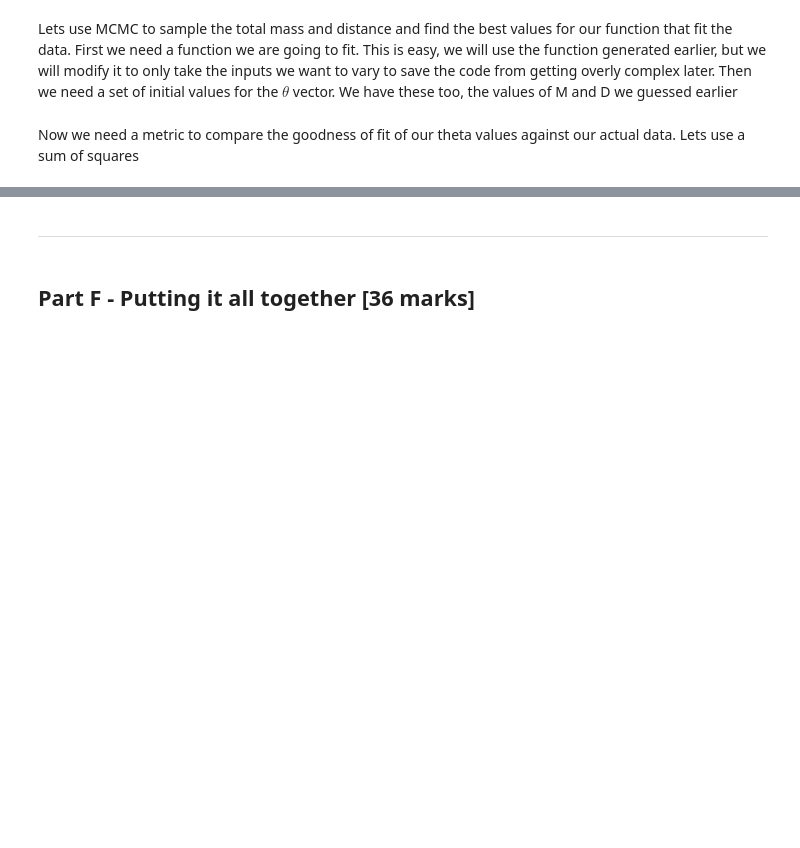
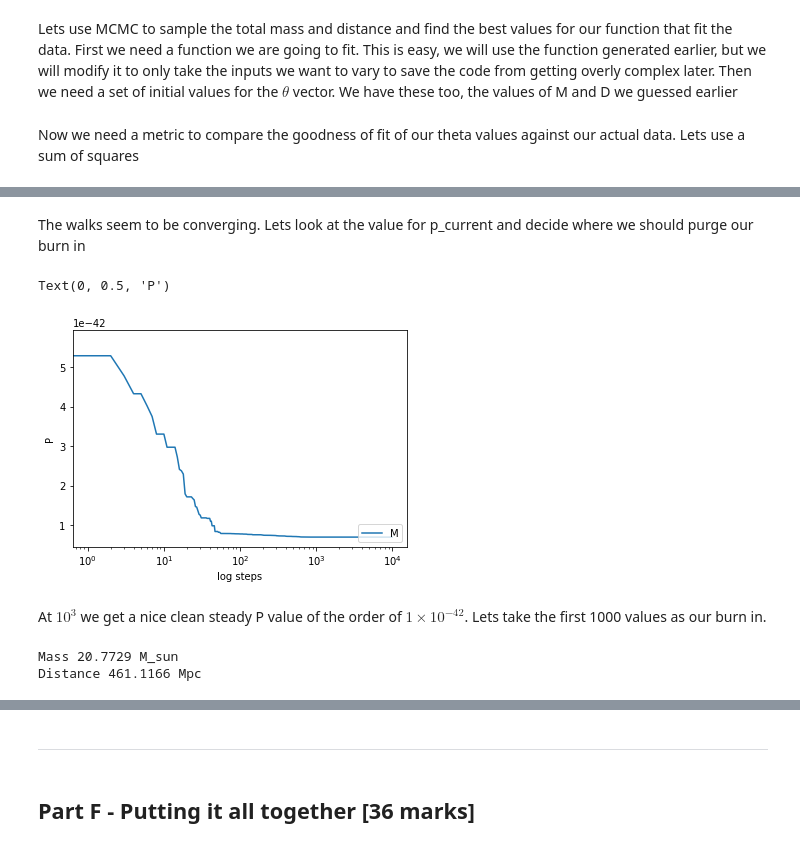
Before and after one commit to Clarke-Jools-36/DataAnalysis22, a Jupyter notebook: CA2_1903779.ipynb, the cells around one changed output, grey strips where cells are left out. Cells and saved outputs as stored; diff of their text form; code cells hidden in the pictures; blank space fills up the shorter version.

```diff
--- a/CA2_1903779.ipynb
+++ b/CA2_1903779.ipynb
@@ -565,30 +568,43 @@ def posterior(theta):
 from tqdm.notebook import trange
 # %%
 # set up MCMC step paramaters
-N_mcmc = 100000
+N_mcmc = 10000
 theta_current = np.zeros([N_mcmc+1,2])
+p_current = np.zeros(N_mcmc+1)
+
 theta_current[0] = theta
 
 # choose a value for width of normal distribution to get the step in seconds
-sigma_mcmc = 0.01
+sigma_m_mcmc = 0.05
+sigma_d_mcmc = 0.5
 
 
 for i in trange(N_mcmc):
-    p_current = posterior(theta_current[i]) # put in posterior equations
-    dtheta = np.random.normal(0,sigma_mcmc, size=(2,)) # randomally draw a value of theta to trial
+    p_current[i] = posterior(theta_current[i]) # put in posterior equations
+    dtheta = np.array([np.random.normal(0,sigma_m_mcmc),np.random.normal(0,sigma_d_mcmc)]) # randomally draw a value of theta to trial
     theta_proposed = theta_current[i] + dtheta #get new theta
+
+    if theta_proposed[0] < 20:
+      p_proposed = posterior([1,theta_proposed[1]])
+    elif theta_proposed[1] > 100:
+      p_proposed = posterior([100,theta_proposed[1]])
+    if theta_proposed[1] <= 0:
+      p_proposed = posterior([theta_proposed[0],1])
+
+
     p_proposed = posterior(theta_proposed)
-    #  keep value if probability proposed theta greater than the current prob
-    if p_proposed > p_current:
+
+    #  keep value if probability proposed theta less than the current prob
+    if p_proposed < p_current[i]:
         theta_current[i+1] = theta_proposed
     else:
-    # if probability lower
+    # if probability higher
     # use the ratios of probability to define probability of the move
-        p_new_move = p_proposed/p_current
+        p_new_move = p_proposed/p_current[i]
         # generate random number for probability
         u_random = np.random.uniform(0,1)
         # if u_random < p_new_move, then accept, if not, reject
-        if u_random <= p_new_move:
+        if u_random >= p_new_move:
             theta_current[i+1] = theta_proposed
         else:
             theta_current[i+1] = theta_current[i]
@@ -612,0 +627,20 @@ plt.show()
+# %% [markdown]
+The walks seem to be converging. Lets look at the value for p_current and decide where we should purge our burn in
+# %%
+plt.semilogx(x_mcmc[:-1],p_current[:-1], label="M")
+plt.legend(loc="lower right")
+plt.xlabel('log steps')
+plt.ylabel('P')
+# %% [output]
+Text(0, 0.5, 'P')
+[figure, added]
+# %% [markdown]
+At $10^3$ we get a nice clean steady P value of the order of $1\times10^{-42}$. Lets take the first 1000 values as our burn in.
+# %%
+M = np.mean(theta_current[1000:,0])
+D = np.mean(theta_current[1000:,1])
+print(f"Mass {M:.4f} M_sun")
+print(f"Distance {D:.4f} Mpc")
+# %% [output]
+Mass 20.7729 M_sun
+Distance 461.1166 Mpc
```
Also changed, not shown: parts of 19 cells of this notebook.
